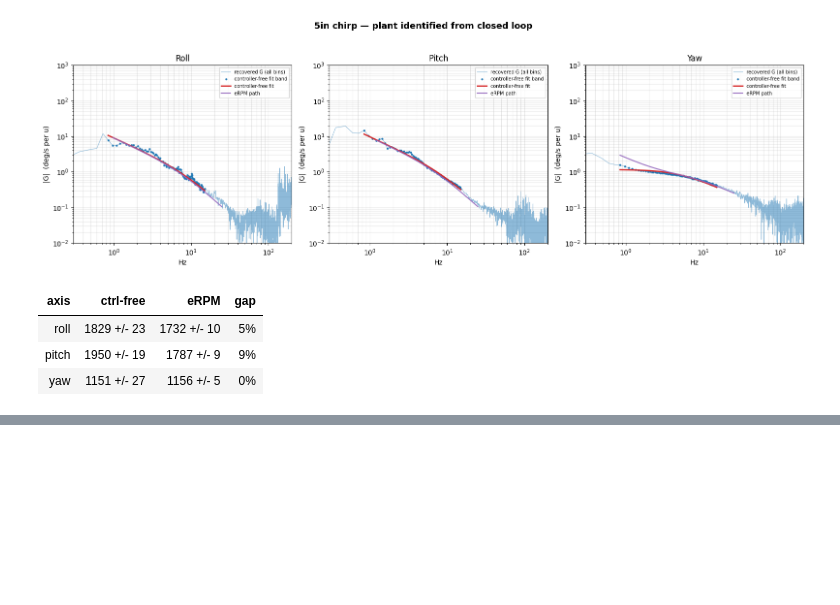
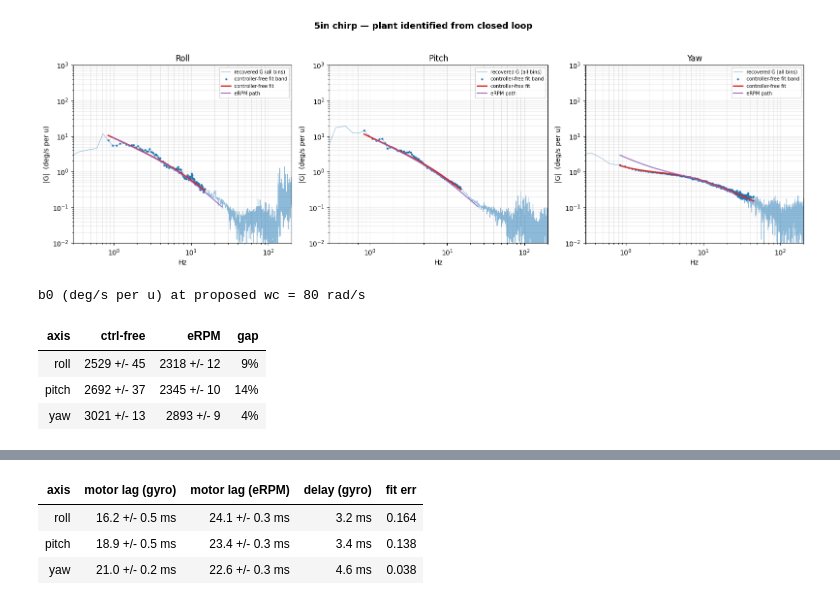
Before and after one commit to jmsweng/ADRC-betaflight, a Jupyter notebook: Log analysis tools/ADRC Autotune/Fit_plant.ipynb, the cells around one changed output, grey strips where cells are left out. Drawn from its saved outputs; the diff is of its cells as text; code cells hidden in the pictures; blank space fills up the shorter version.

Commit message:
Add files via upload
Corrected bug where b0 estimate always used a hardcoded wc = 40. Now takes an input for a desired wc.
Added a motor lag output for testing.

```diff
--- a/Log analysis tools/ADRC Autotune/Fit_plant.ipynb
+++ b/Log analysis tools/ADRC Autotune/Fit_plant.ipynb
@@ -9,11 +9,22 @@ from plant_fit import *
 csv_path = '5in chirp.csv'
 #csv_path = 'Good_tune_wobble_btfl_031.bbl.csv'
 
+# Proposed wc (rad/s): the wc you plan to fly. Every b0 reported (the b0 table and the
+# per-axis printout) is the b0 that matches the plant at this wc. The plant is not exactly
+# b0/s^2, so b0 changes with wc (a lot on yaw) -- re-run this cell if you change wc.
+# A single number applies to all axes; use a dict for per-axis values, e.g.
+#   wc_proposed = {"roll": 80, "pitch": 80, "yaw": 60}
+wc_proposed = 80
+
+# Verbose output: also show the detail columns (yaw HF gain, fit band, data source, wc*(tau+d))
+verbose = False
+
 # Was this log flown with ADRC?
 #   True  - flown with the wc/wo/b0 below.
 #   False - flown with PID (or anything else).
 adrc_flight = False
-# ADRC parameters flown with (ignored if adrc_flight = False)
+# ADRC parameters the log was flown with. Only used if adrc_flight = True
+# (b0 is still reported at wc_proposed, not at this wc).
 wc = {"roll": 40,  "pitch": 40,  "yaw": 40}
 wo = {"roll": 100, "pitch": 100, "yaw": 100}
 b0 = {"roll": 5000, "pitch": 5000, "yaw": 5000}
@@ -25,36 +36,38 @@ b0 = {"roll": 5000, "pitch": 5000, "yaw": 5000}
 #           (controller mismatch, methods disagree on b0, 2nd pole above excited band).
 #           bw_table is returned as None.
 
 # Save the figure and text files to out_dir ('Output metrics')?
 #   True  - writes '<log> Plant fit.png', '<log> Plant fit.txt' and '<log> Fit summary tables.txt'
 #   False - nothing is written; the figure, tables and warnings are only shown in the notebook
 save_outputs = False
 suggest_wc = False
 
 # Fit plots of transfer functions, inspect these to make sure they look somewhat reasonable
 # If these are nonsensical looking all of the output will be nonsensical
 
 # b0 table with values from each of the fit methods, use your own judgement if these disagree significantly
 
 # From bandwidth table achieved -3dB basically tells the fastest response the system actually keeps up with
 # vs wc column has a ratio basically says how fast the controller is responding, this should be around 2x.
 # If this ratio is large (over ~5x) that means something is off, likely b0
 
 # Start tuning with recovered b0 values for each axis for fit that most closely matches recovered G
 # This will likely be the controller-free fit band if using a chirp flight
 
 # Yaw plant recovery and subsequent fits are somewhat inconsistent, this seems to be an actual issue with the data
 # If a warning appears for the yaw axis saying something extrapolated values, start tuning using wc/wo around
 # roll and pitch axis values.
 
 # If save_outputs = True, results are output into a folder named 'Output metrics'
 
 results, b0_table, bw_table = show_fit_summary(csv_path, wc, wo, b0, f_hi = 15, coh_min = 0.3, adrc_flight = adrc_flight,
-                                                    suggest_wc = suggest_wc, save_outputs = save_outputs)
+                                                    suggest_wc = suggest_wc, save_outputs = save_outputs,
+                                                    wc_proposed = wc_proposed, verbose = verbose)
 #results, b0_table = show_fit_summary(csv_path, wc, b0, f_hi=15, coh_min=0.3)
 # %% [output]
-[figure, old version]
+[figure, new version]
+b0 (deg/s per u) at proposed wc = 80 rad/s
 | axis | ctrl-free | eRPM | gap |
-| roll | 1829 +/- 23 | 1732 +/- 10 | 5% |
-| pitch | 1950 +/- 19 | 1787 +/- 9 | 9% |
-| yaw | 1151 +/- 27 | 1156 +/- 5 | 0% |
+| roll | 2529 +/- 45 | 2318 +/- 12 | 9% |
+| pitch | 2692 +/- 37 | 2345 +/- 10 | 14% |
+| yaw | 3021 +/- 13 | 2893 +/- 9 | 4% |
@@ -61,0 +74,4 @@ results, b0_table, bw_table = show_fit_summary(csv_path, wc, wo, b0, f_hi = 15,
+| axis | motor lag (gyro) | motor lag (eRPM) | delay (gyro) | fit err |
+| roll | 16.2 +/- 0.5 ms | 24.1 +/- 0.3 ms | 3.2 ms | 0.164 |
+| pitch | 18.9 +/- 0.5 ms | 23.4 +/- 0.3 ms | 3.4 ms | 0.138 |
+| yaw | 21.0 +/- 0.2 ms | 22.6 +/- 0.3 ms | 4.6 ms | 0.038 |
```
Also changed, not shown: parts of 1 cell of this notebook, 3 other files.
